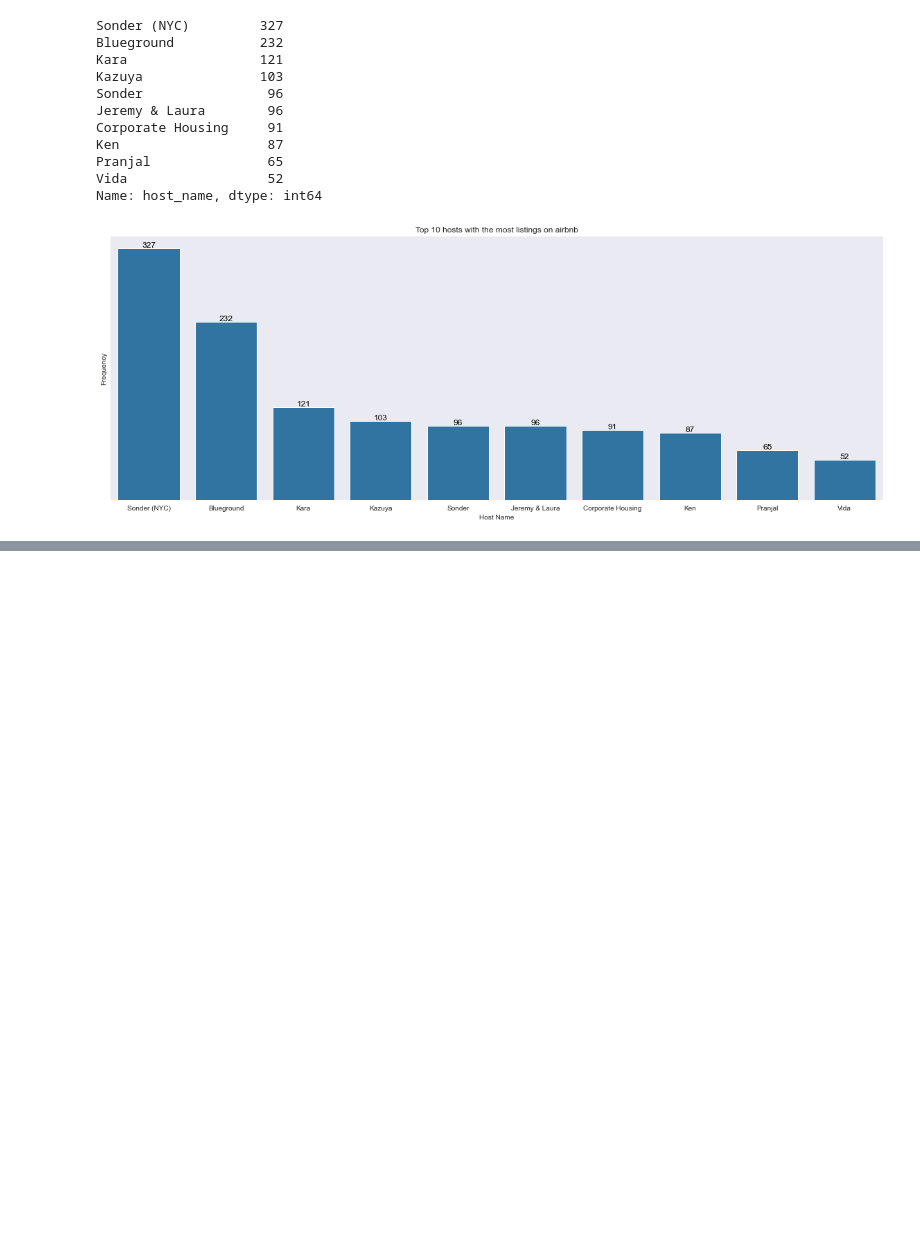
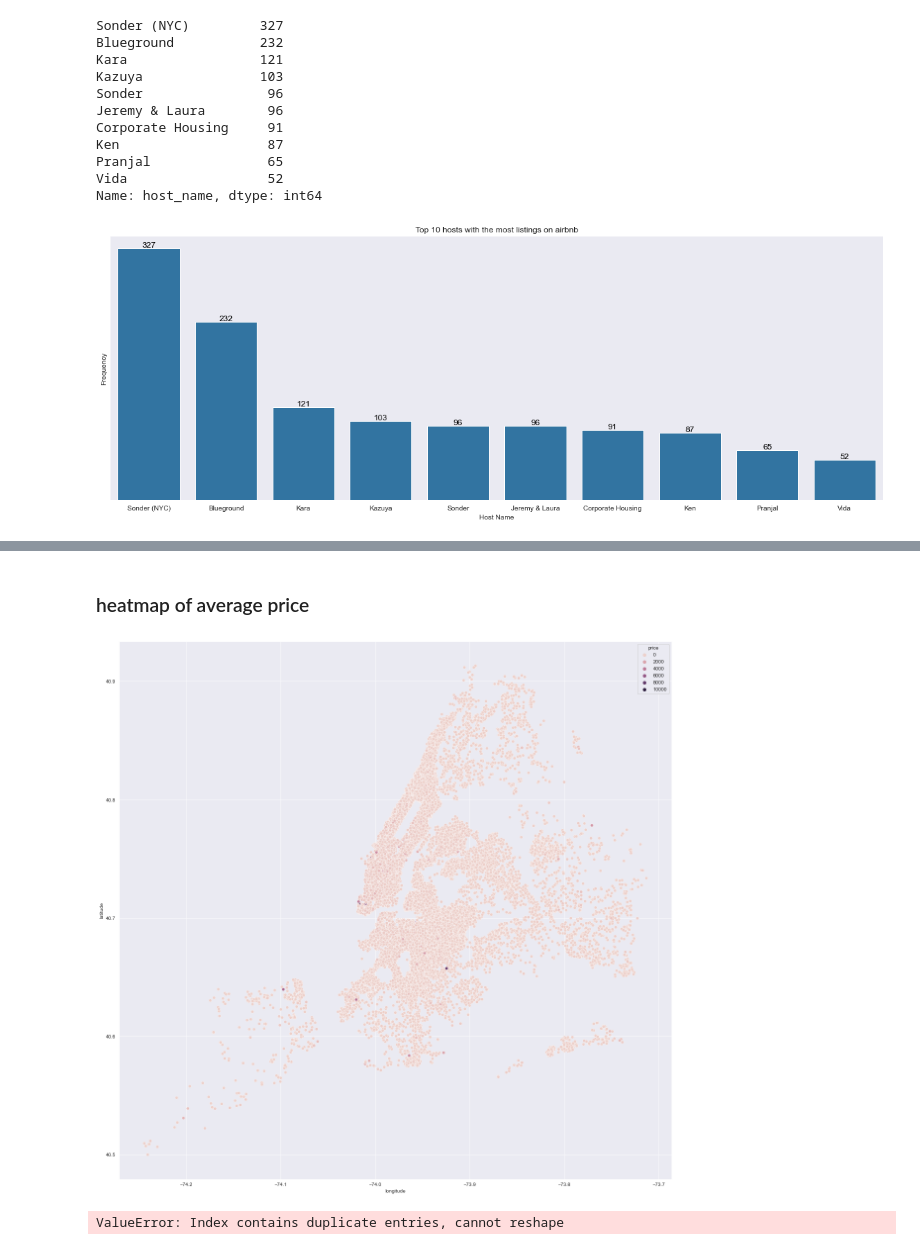
Before and after one commit to Vincentk-94/New-York-City-Airbnb, a Jupyter notebook: New York City Airbnb.ipynb, the cells around one changed output, grey strips where cells are left out. Drawn from its saved outputs; the diff is of its cells as text; code cells hidden in the pictures; blank space fills up the shorter version.

```diff
--- a/New York City Airbnb.ipynb
+++ b/New York City Airbnb.ipynb
@@ -462,3 +572,15 @@ The subplots above show the top and bottom 10 for each of the following categori
+# %% [markdown]
+### heatmap of average price
+# %%
+plt.figure(figsize=(20,20))
+sns.scatterplot(data=airbnb,x='longitude',y='latitude',hue='price');
+# %% [output]
+[figure, added]
+# %%
+test = airbnb.pivot('latitude','longitude','price')
+sns.heatmap(test)
+# %% [output]
+ValueError: Index contains duplicate entries, cannot reshape
 # %% [markdown]
 ideas:
 - do certain areas have higher average rental prices?
```
Also changed, not shown: parts of 22 cells of this notebook.
